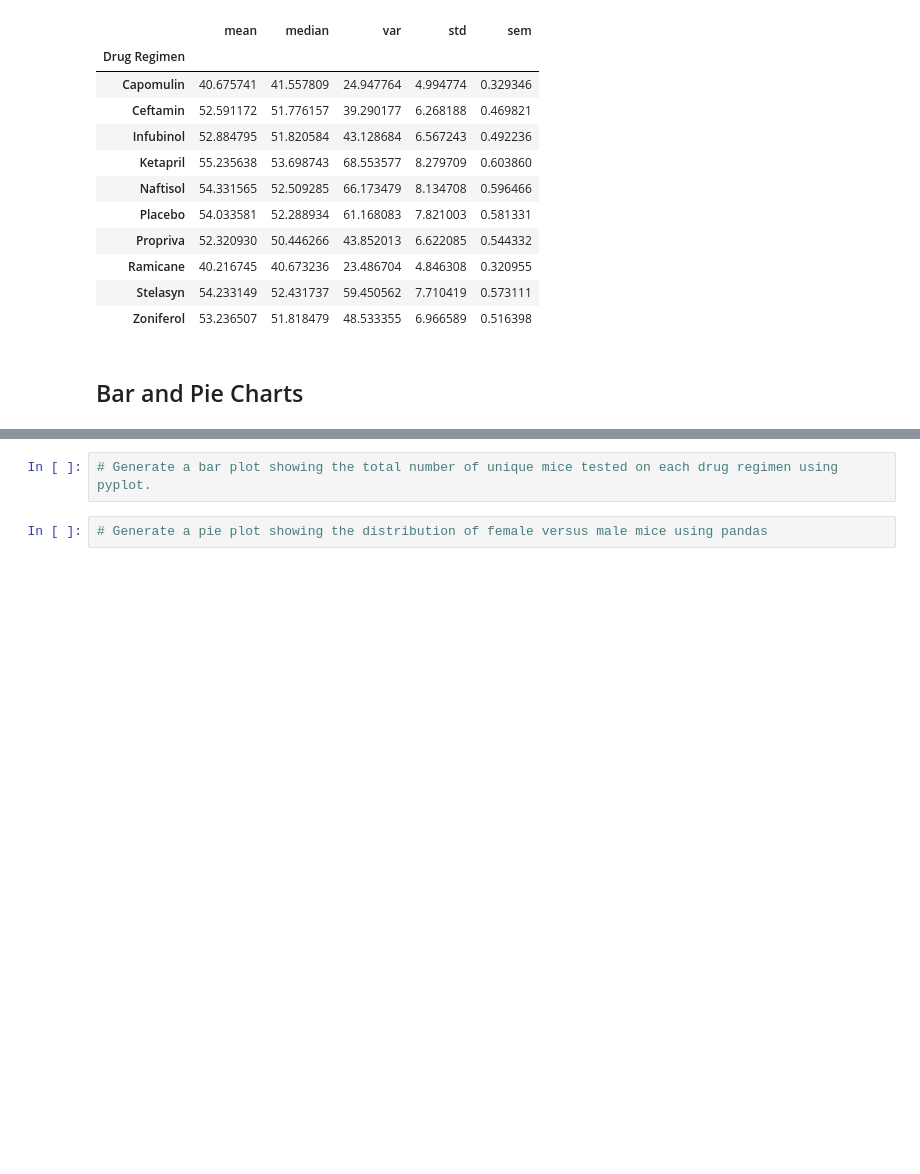
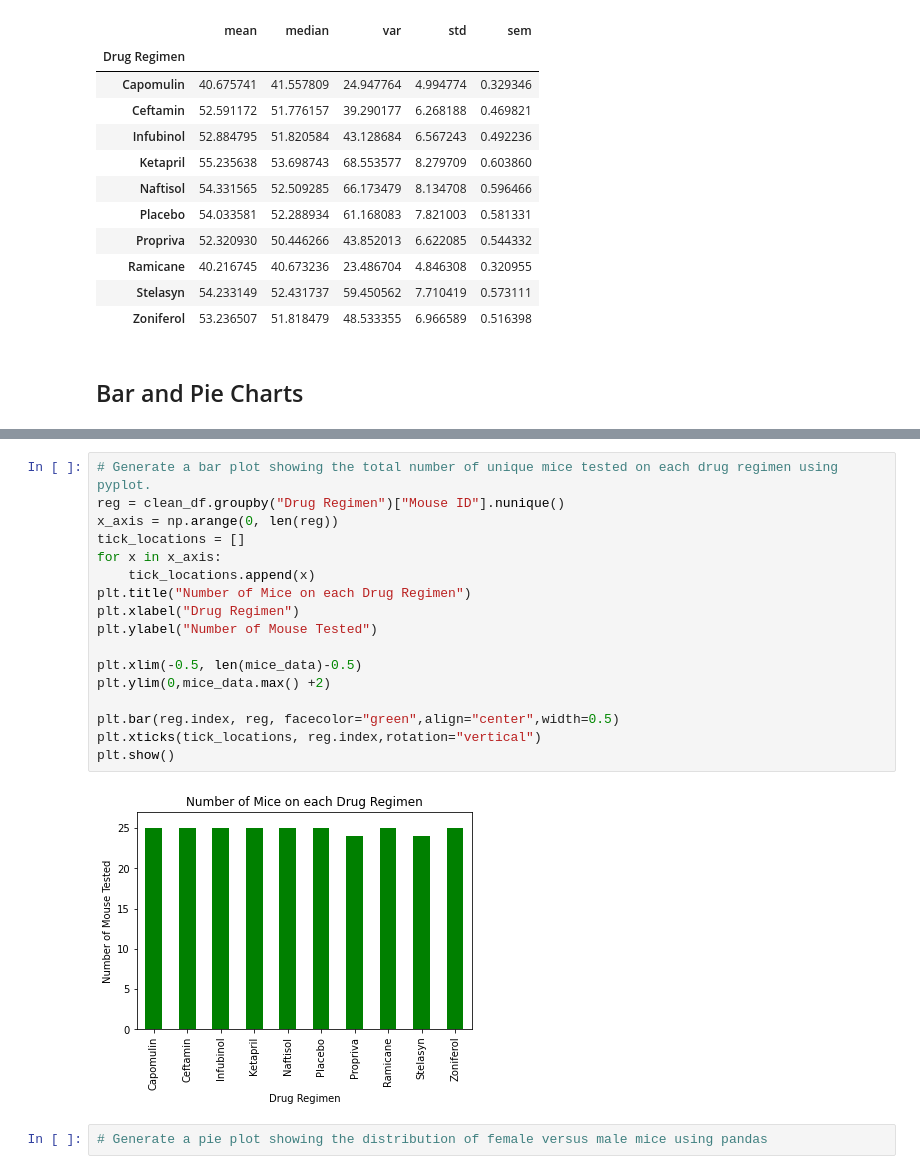
Before and after one commit to RUBALBHULLAR/Matplotlib-Challenge, a Jupyter notebook: Pymaceuticals/pymaceuticals_starter.ipynb, the cells around one changed output, grey strips where cells are left out. Cells and saved outputs as stored; diff of their text form; blank space fills up the shorter version.

```diff
--- a/Pymaceuticals/pymaceuticals_starter.ipynb
+++ b/Pymaceuticals/pymaceuticals_starter.ipynb
@@ -165,5 +165,22 @@ Text(0, 0.5, 'Number of mouse tested')
-# %%
-# Generate a bar plot showing the total number of unique mice tested on each drug regimen using pyplot.
+# %%
+# Generate a bar plot showing the total number of unique mice tested on each drug regimen using pyplot.
+reg = clean_df.groupby("Drug Regimen")["Mouse ID"].nunique()
+x_axis = np.arange(0, len(reg))
+tick_locations = []
+for x in x_axis:
+    tick_locations.append(x)
+plt.title("Number of Mice on each Drug Regimen")
+plt.xlabel("Drug Regimen")
+plt.ylabel("Number of Mouse Tested")
+
+plt.xlim(-0.5, len(mice_data)-0.5)
+plt.ylim(0,mice_data.max() +2)
+
+plt.bar(reg.index, reg, facecolor="green",align="center",width=0.5)
+plt.xticks(tick_locations, reg.index,rotation="vertical")
+plt.show()
+# %% [output]
+[figure, added]
 # %%
 # Generate a pie plot showing the distribution of female versus male mice using pandas
 # %%
```
Also changed, not shown: parts of 1 cell of this notebook.
